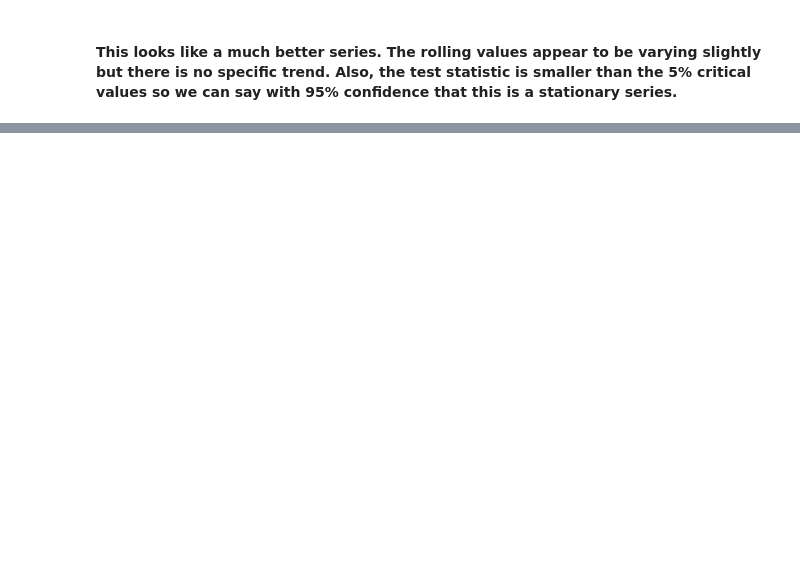
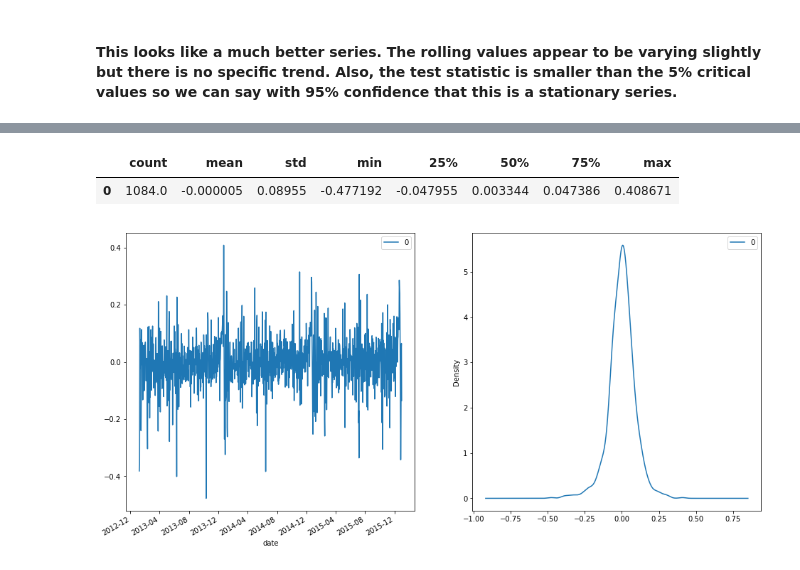
Before and after one commit to codeopia/GrocerySalesAnalysis, a Jupyter notebook: Grocery_Prediction_Arima_Initial+Model.ipynb, the cells around one changed output, grey strips where cells are left out. Cells and saved outputs as stored; diff of their text form; code cells hidden in the pictures; blank space fills up the shorter version.

```diff
--- a/Grocery_Prediction_Arima_Initial+Model.ipynb
+++ b/Grocery_Prediction_Arima_Initial+Model.ipynb
@@ -246,0 +311,7 @@ dtype: float64
+# %%
+### Applying ARIMA with the pdq values 5,0,5 and check the residuals
+pdq=(5,0,5)
+model = ARIMA(ts_log, order = pdq, freq='W')
+results_AR = model.fit(disp=False,method='css',maxiter=100)
+residuals = pd.DataFrame(results_AR.resid)
+residuals.head()
@@ -246,0 +326,9 @@ dtype: float64
+# %%
+fig,axes = plt.subplots(nrows=1, ncols=2,figsize=(16,8))
+residuals.plot(ax=axes[0])
+residuals.plot(kind='kde',ax=axes[1]);
+residuals.describe().T
+# %% [output]
+|  | count | mean | std | min | 25% | 50% | 75% | max |
+| 0 | 1084.0 | -0.000005 | 0.08955 | -0.477192 | -0.047955 | 0.003344 | 0.047386 | 0.408671 |
+[figure, added]
```
Also changed, not shown: parts of 29 cells of this notebook, 1 other file.
